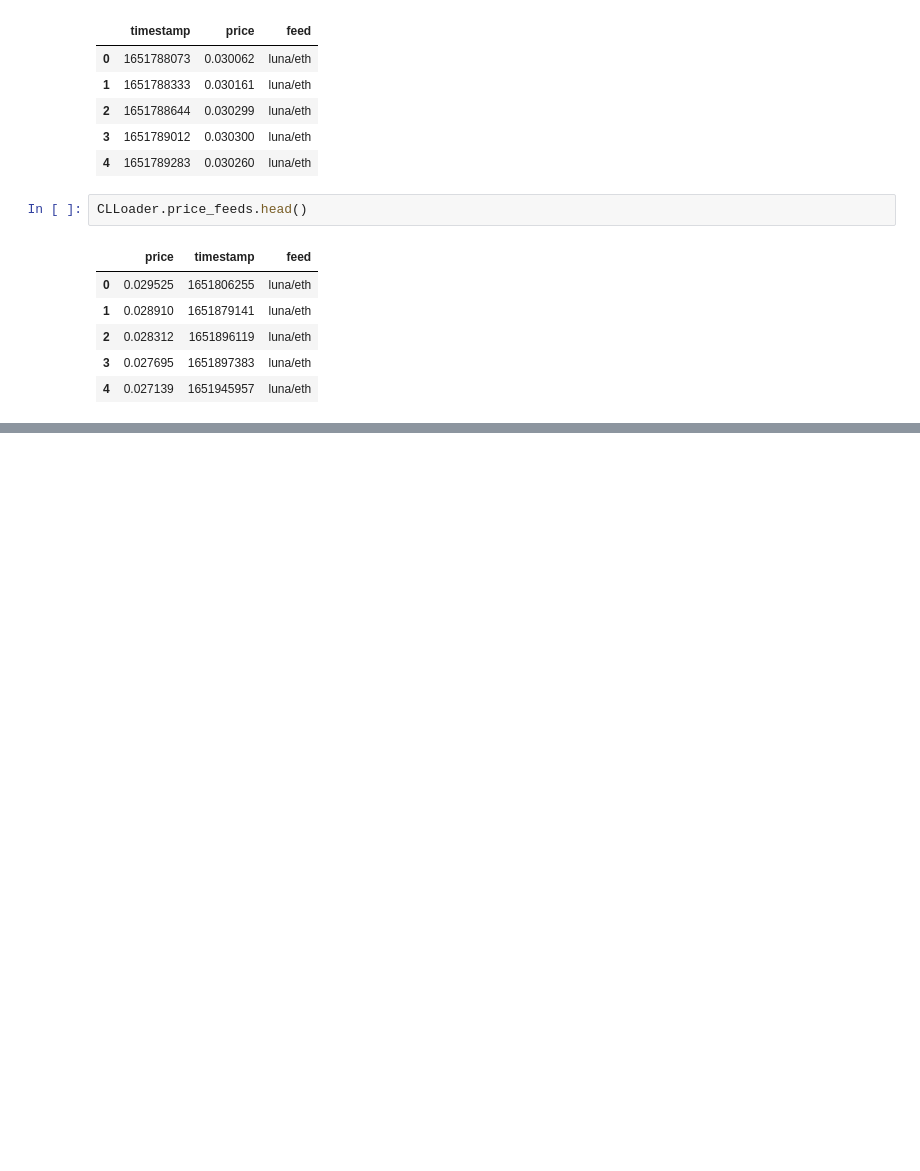
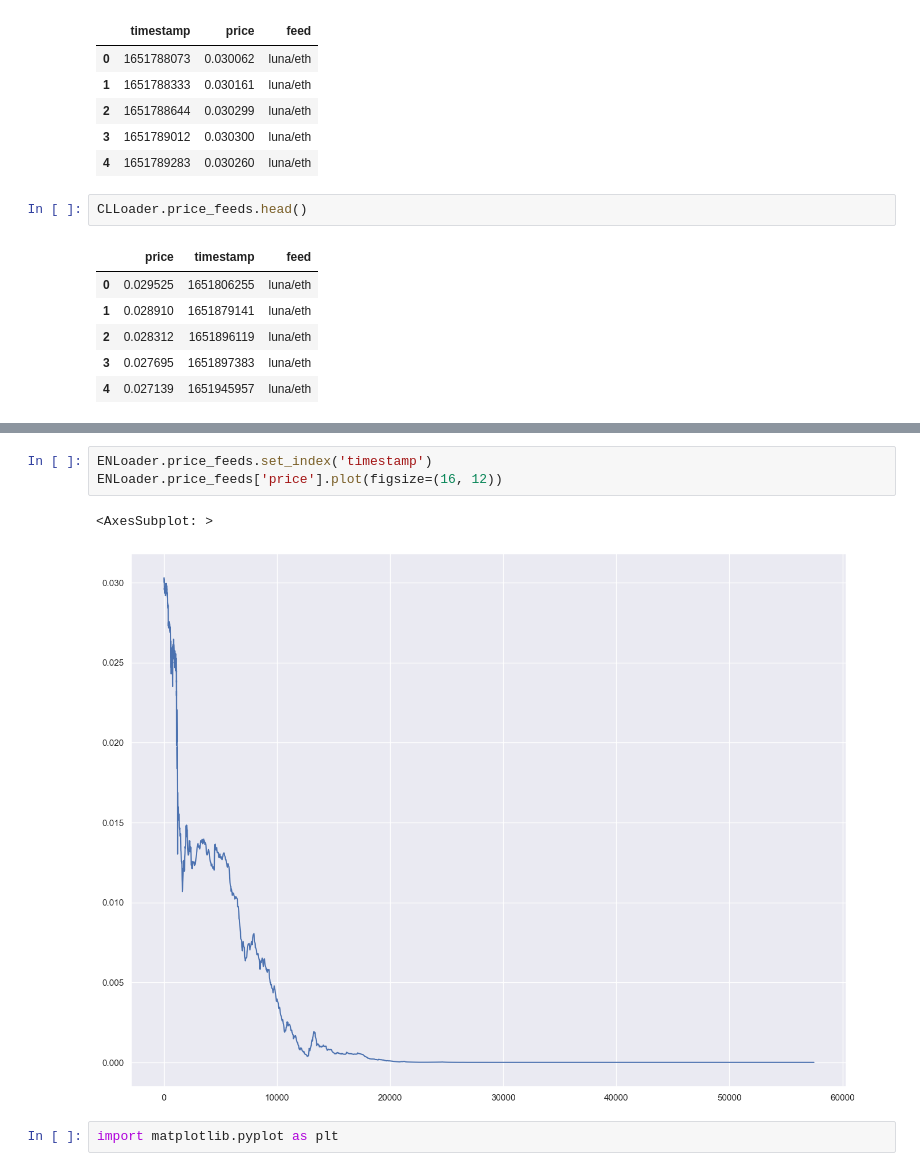
Before and after one commit to ExoMonk/oracle-benchmark, a Jupyter notebook: notebook.ipynb, the cells around one changed output, grey strips where cells are left out. Cells and saved outputs as stored; diff of their text form; blank space fills up the shorter version.

```diff
--- a/notebook.ipynb
+++ b/notebook.ipynb
@@ -112,0 +119,8 @@ CLLoader.price_feeds.head()
+# %%
+ENLoader.price_feeds.set_index('timestamp')
+ENLoader.price_feeds['price'].plot(figsize=(16, 12))
+# %% [output]
+<AxesSubplot: >
+[figure, added]
+# %%
+import matplotlib.pyplot as plt
```
Also changed, not shown: parts of 3 cells of this notebook.
